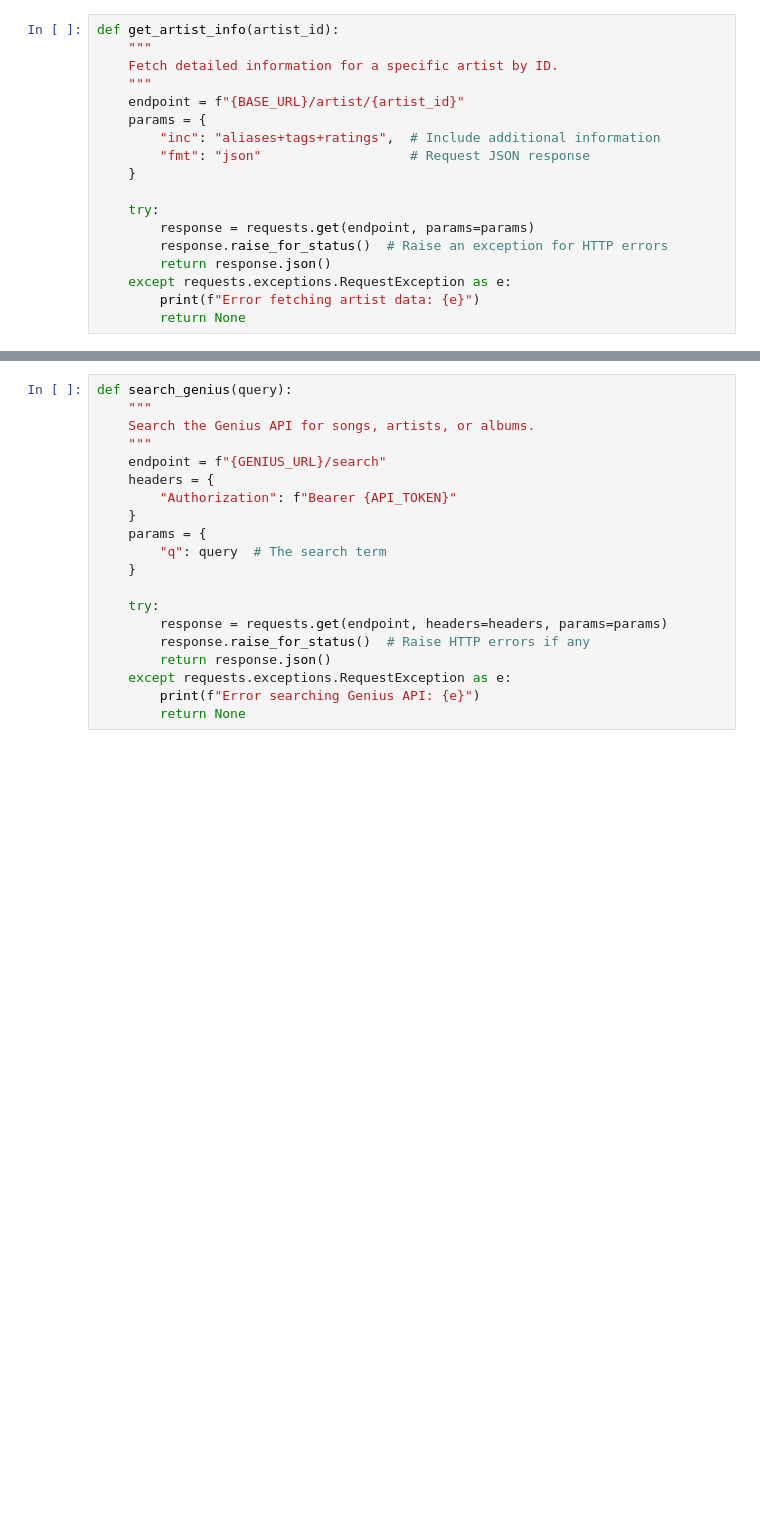
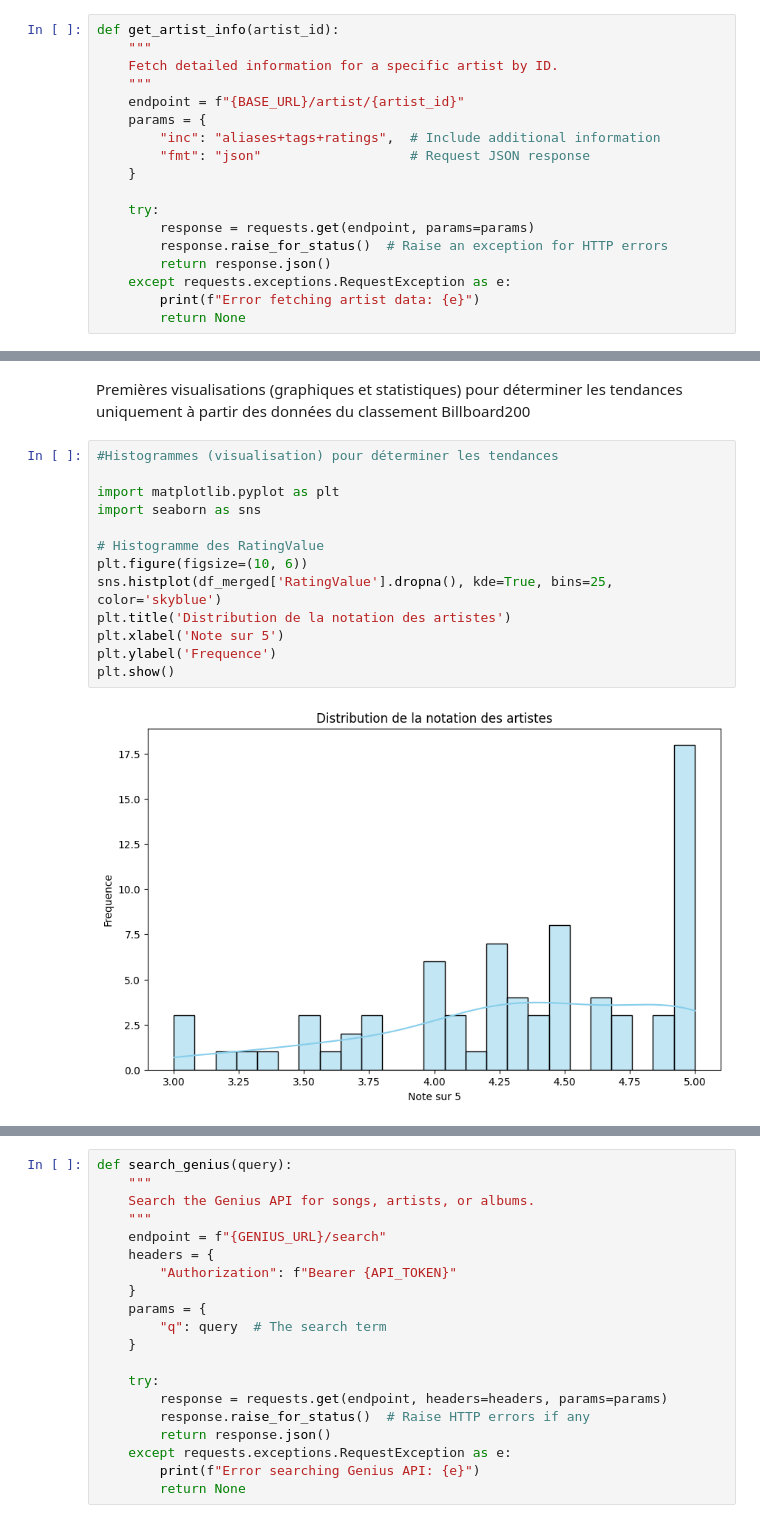
Before and after one commit to enriquealarcon01/Projet-Python, a Jupyter notebook: data_retrieve.ipynb, the cells around one changed output, grey strips where cells are left out. Saved outputs shown, nothing was run; the diff lists cells and outputs as text; blank space fills up the shorter version.

Commit message:
Histogrammes_donnees_billboard

```diff
--- a/data_retrieve.ipynb
+++ b/data_retrieve.ipynb
@@ -179,0 +273,17 @@ print("Number of female artists:", df_merged[df_merged['Gender'] == 'Female'].sh
+# %% [markdown]
+Premières visualisations (graphiques et statistiques) pour déterminer les tendances uniquement à partir des données du classement Billboard200
+# %%
+#Histogrammes (visualisation) pour déterminer les tendances
+
+import matplotlib.pyplot as plt
+import seaborn as sns
+
+# Histogramme des RatingValue
+plt.figure(figsize=(10, 6))
+sns.histplot(df_merged['RatingValue'].dropna(), kde=True, bins=25, color='skyblue')
+plt.title('Distribution de la notation des artistes')
+plt.xlabel('Note sur 5')
+plt.ylabel('Frequence')
+plt.show()
+# %% [output]
+[figure, added]
```
Also changed, not shown: parts of 14 cells of this notebook.
